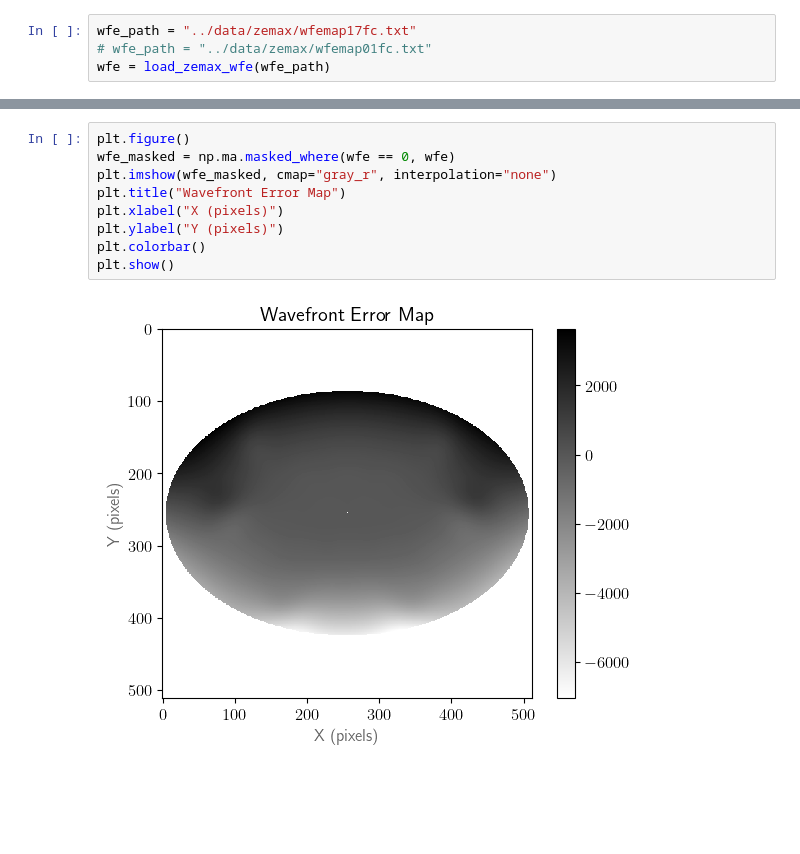
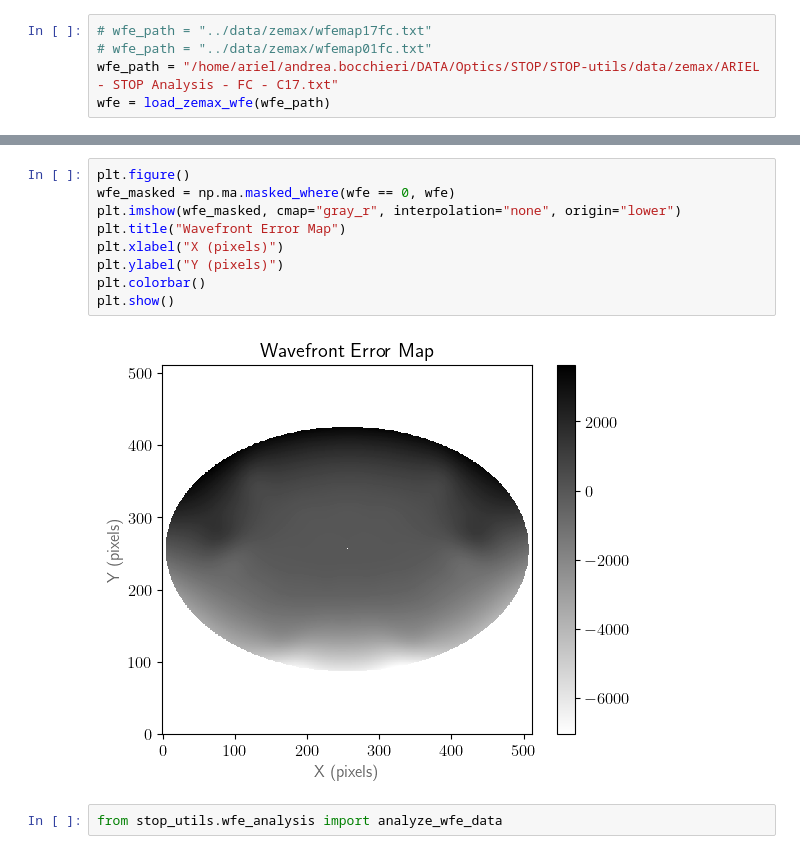
Before and after one commit to arielmission-space/STOP-utils, a Jupyter notebook: notebook/load_external_wfe.ipynb, the cells around one changed output, grey strips where cells are left out. Saved outputs shown, nothing was run; the diff lists cells and outputs as text; blank space fills up the shorter version.

```diff
--- a/notebook/load_external_wfe.ipynb
+++ b/notebook/load_external_wfe.ipynb
@@ -12,5 +13,6 @@ _=logger.add(sys.stderr, level="DEBUG")
 # %%
-wfe_path = "../data/zemax/wfemap17fc.txt"
+# wfe_path = "../data/zemax/wfemap17fc.txt"
 # wfe_path = "../data/zemax/wfemap01fc.txt"
+wfe_path = "/home/ariel/andrea.bocchieri/DATA/Optics/STOP/STOP-utils/data/zemax/ARIEL - STOP Analysis - FC - C17.txt"
 wfe = load_zemax_wfe(wfe_path)
 # %% [output]
@@ -23,11 +21,13 @@ wfe = load_zemax_wfe(wfe_path)
 # %%
 plt.figure()
 wfe_masked = np.ma.masked_where(wfe == 0, wfe)
-plt.imshow(wfe_masked, cmap="gray_r", interpolation="none")
+plt.imshow(wfe_masked, cmap="gray_r", interpolation="none", origin="lower")
 plt.title("Wavefront Error Map")
 plt.xlabel("X (pixels)")
 plt.ylabel("Y (pixels)")
 plt.colorbar()
 plt.show()
 # %% [output]
-[figure, old version]
+[figure, new version]
+# %%
+from stop_utils.wfe_analysis import analyze_wfe_data
```
Also changed, not shown: parts of 8 cells of this notebook, 1 other file.
